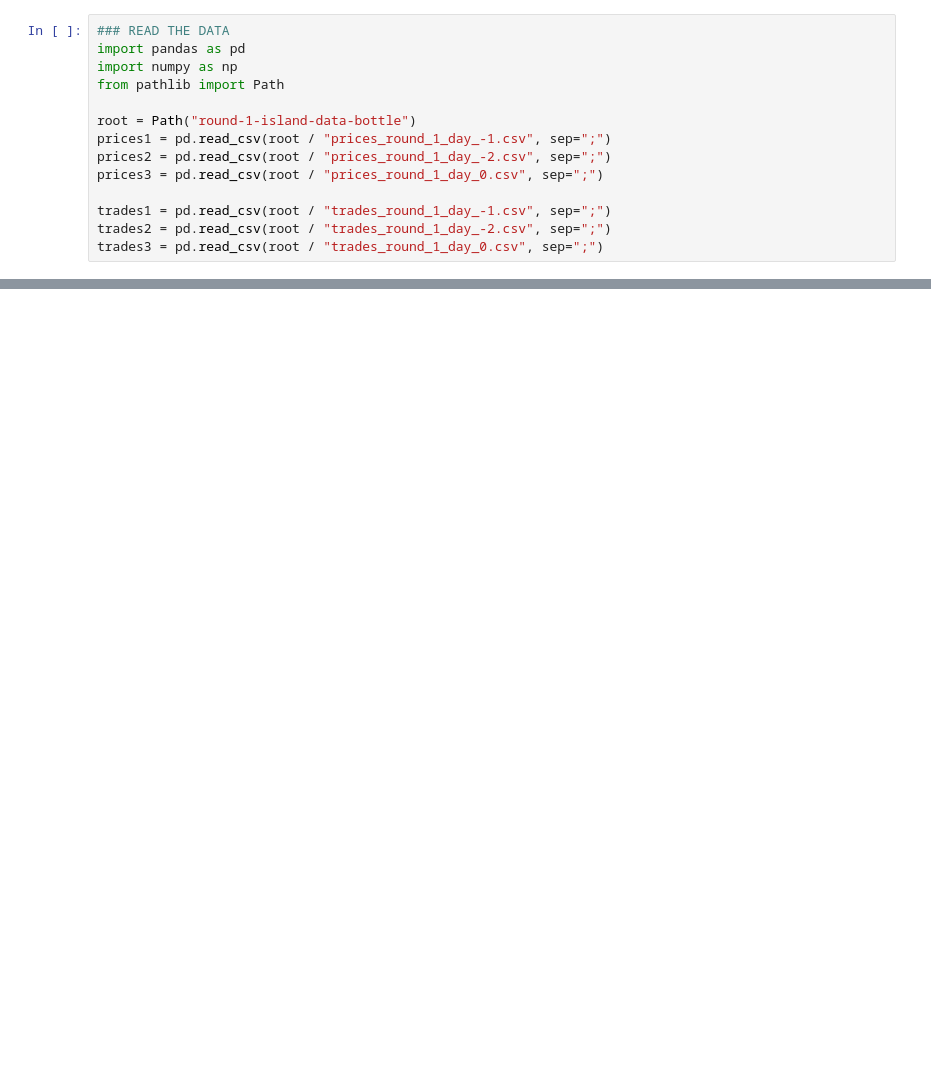
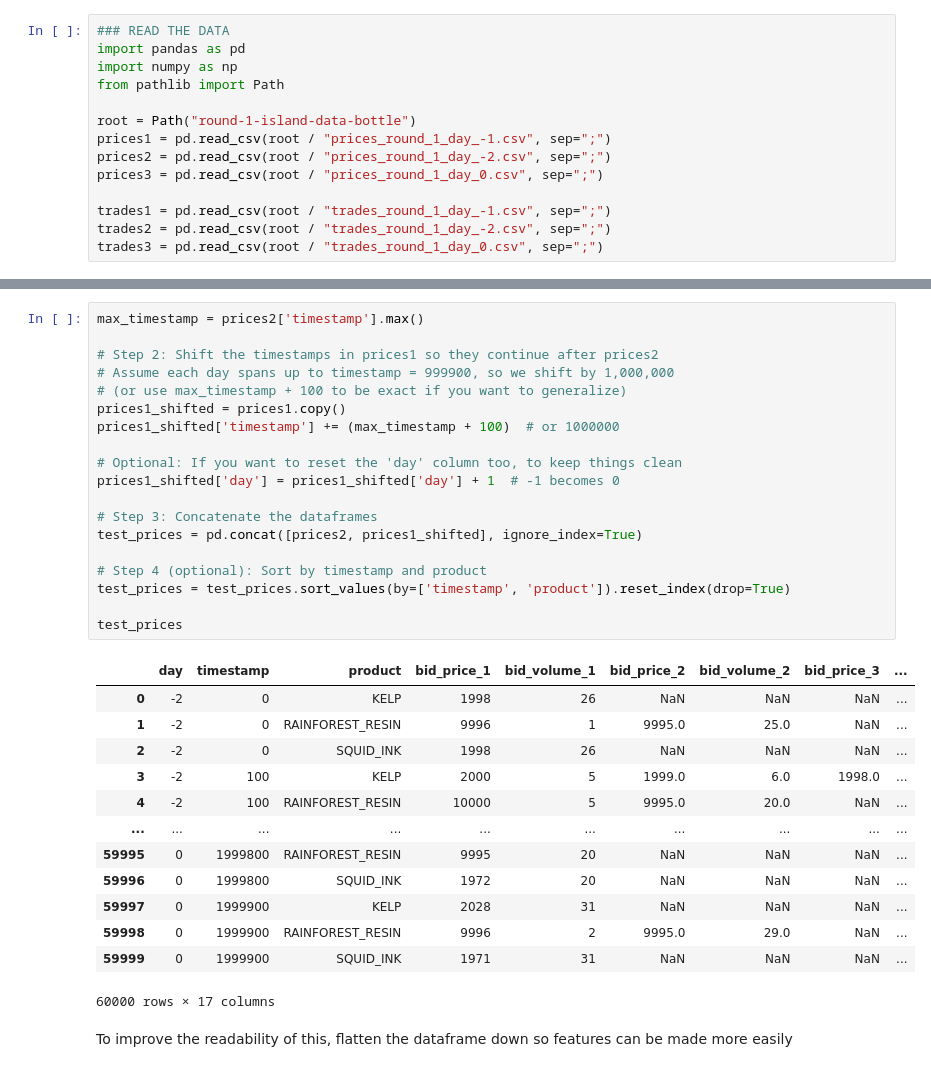
Before and after one commit to mariali383/prosperity, a Jupyter notebook: datatesting.ipynb, the cells around one changed output, grey strips where cells are left out. Drawn from its saved outputs; the diff is of its cells as text; blank space fills up the shorter version.

```diff
--- a/datatesting.ipynb
+++ b/datatesting.ipynb
@@ -32,0 +49,35 @@ trades1
+# %%
+max_timestamp = prices2['timestamp'].max()
+
+# Step 2: Shift the timestamps in prices1 so they continue after prices2
+# Assume each day spans up to timestamp = 999900, so we shift by 1,000,000
+# (or use max_timestamp + 100 to be exact if you want to generalize)
+prices1_shifted = prices1.copy()
+prices1_shifted['timestamp'] += (max_timestamp + 100)  # or 1000000
+
+# Optional: If you want to reset the 'day' column too, to keep things clean
+prices1_shifted['day'] = prices1_shifted['day'] + 1  # -1 becomes 0
+
+# Step 3: Concatenate the dataframes
+test_prices = pd.concat([prices2, prices1_shifted], ignore_index=True)
+
+# Step 4 (optional): Sort by timestamp and product
+test_prices = test_prices.sort_values(by=['timestamp', 'product']).reset_index(drop=True)
+
+test_prices
+# %% [output]
+|  | day | timestamp | product | bid_price_1 | bid_volume_1 | bid_price_2 | bid_volume_2 | bid_price_3 | ... |
+| 0 | -2 | 0 | KELP | 1998 | 26 | NaN | NaN | NaN | ... |
+| 1 | -2 | 0 | RAINFOREST_RESIN | 9996 | 1 | 9995.0 | 25.0 | NaN | ... |
+| 2 | -2 | 0 | SQUID_INK | 1998 | 26 | NaN | NaN | NaN | ... |
+| 3 | -2 | 100 | KELP | 2000 | 5 | 1999.0 | 6.0 | 1998.0 | ... |
+| 4 | -2 | 100 | RAINFOREST_RESIN | 10000 | 5 | 9995.0 | 20.0 | NaN | ... |
+| ... | ... | ... | ... | ... | ... | ... | ... | ... | ... |
+| 59995 | 0 | 1999800 | RAINFOREST_RESIN | 9995 | 20 | NaN | NaN | NaN | ... |
+| 59996 | 0 | 1999800 | SQUID_INK | 1972 | 20 | NaN | NaN | NaN | ... |
+| 59997 | 0 | 1999900 | KELP | 2028 | 31 | NaN | NaN | NaN | ... |
+| 59998 | 0 | 1999900 | RAINFOREST_RESIN | 9996 | 2 | 9995.0 | 29.0 | NaN | ... |
+| 59999 | 0 | 1999900 | SQUID_INK | 1971 | 31 | NaN | NaN | NaN | ... |
+60000 rows × 17 columns
+# %% [markdown]
+To improve the readability of this, flatten the dataframe down so features can be made more easily
```
Also changed, not shown: parts of 16 cells of this notebook.
